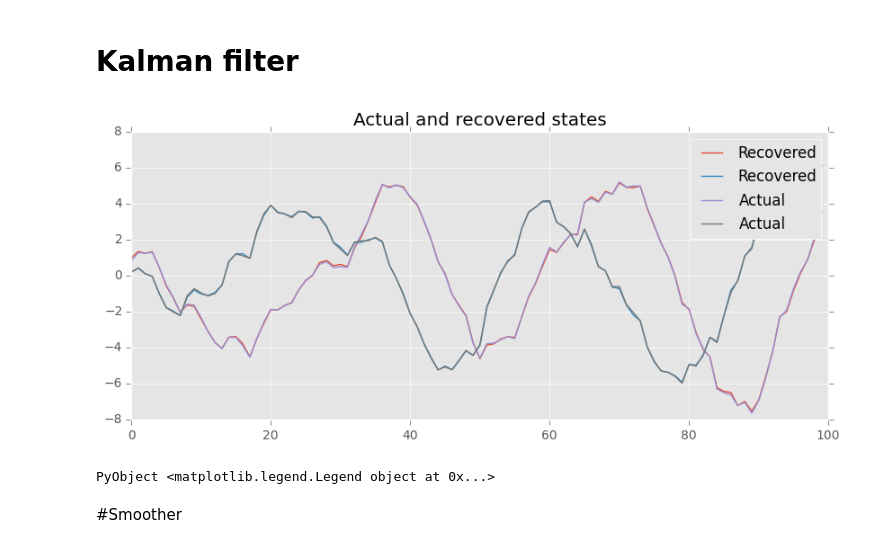
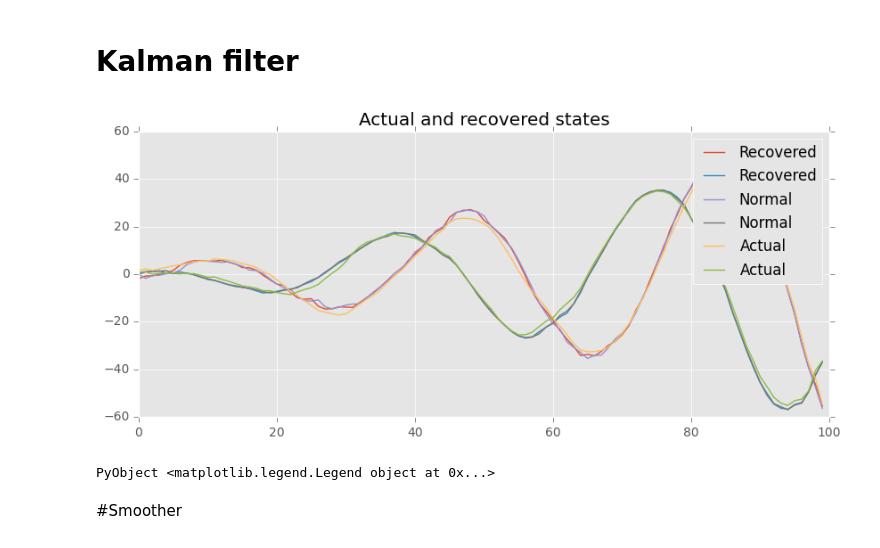
Before and after one commit to jmxpearson/laf, a Jupyter notebook: julia_kalman_interleaved_tests.ipynb, the cells around one changed output. Saved outputs shown, nothing was run; the diff lists cells and outputs as text; code cells hidden in the pictures.

```diff
--- a/julia_kalman_interleaved_tests.ipynb
+++ b/julia_kalman_interleaved_tests.ipynb
@@ -15,17 +17,17 @@ srand(12347) # set random seed
 
 **Note**: Observation noise is deliberately set low here so that recovered states line up *exactly* below (i.e., it's a sanity check).
 # %%
-Z = [1 -1. ; 0 1 ; 1 0]  # observation matrix
-H = 0.005 * [1 0 0 ; 0 1.2 0 ; 0 0 1.5]
+Zk = [1 -1. ; 0 1 ; 1 0]  # observation matrix
+Hk = 50 * [1 0 0 ; 0 1.2 0 ; 0 0 1.5]
 
-Np, Nm = size(Z)
+Np, Nm = size(Zk)
 
 th = 10 * pi / 180  # rotation angle
-T = [cos(th) sin(th) ; -sin(th) cos(th)]
-R = reshape([1.1 1], 2, 1)
-Q = reshape([0.25], 1, 1)
+Tk = [cos(th) sin(th) ; -sin(th) cos(th)]
+Rk = reshape([1.1 1], 2, 1)
+Qk = reshape([0.25], 1, 1)
 
-Nr = size(R, 2)
+Nr = size(Rk, 2)
 
 a_init = zeros(Nm)
 P_init = 5 * eye(Nm)
@@ -42,3 +40,17 @@ Nt = 100  # number of samples
+# %%
+Nt = 100  # number of samples
+Z = Array(Float64, size(Zk)..., Nt)
+T = Array(Float64, size(Tk)..., Nt)
+H = Array(Float64, size(Hk)..., Nt)
+R = Array(Float64, size(Rk)..., Nt)
+Q = Array(Float64, size(Qk)..., Nt)
+for t in 1:Nt
+    Z[:, :, t] = Zk
+    T[:, :, t] = Tk + 0.05 * rand()
+    H[:, :, t] = (1 + 0.05 * rand()) * Hk
+    R[:, :, t] = (1 + 0.05 * rand()) * Rk
+    Q[:, :, t] = (1 + 0.15 * rand()) * Qk
+end
 # %%
 # preallocate data arrays
 α = Array(Float64, Nm, Nt)
@@ -116,11 +97,16 @@ end
+# %%
+v, K, Finv, a2, P = SStools.kalman_filter(y, a_init, P_init, Z, H, T, R, Q);
+# %%
+v, K, Finv, a, P = SStools.interleaved_kalman_filter(y, a_init, P_init, Z, H, T, R, Q);
 # %%
 figure(figsize=(10, 4))
 plot(squeeze(a[:, end, :], 2)', label="Recovered")
+plot(a2', label="Normal")
 plot(α', label="Actual")
 title("Actual and recovered states")
 legend()
 # %% [output]
-[figure, old version]
+[figure, new version]
 PyObject <matplotlib.legend.Legend object at 0x...>
 # %% [markdown]
 #Smoother
```
Also changed, not shown: parts of 14 cells of this notebook, 2 other files.
